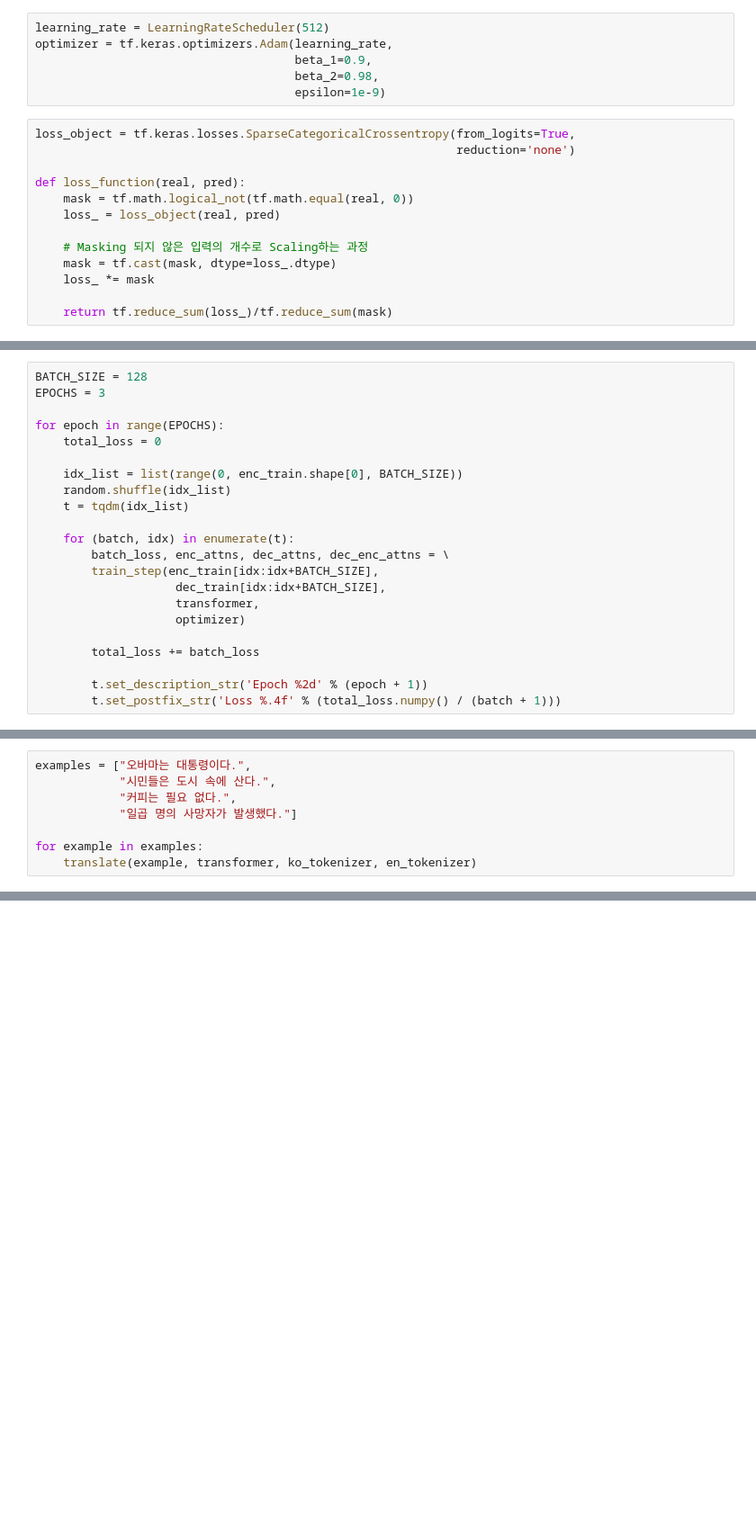
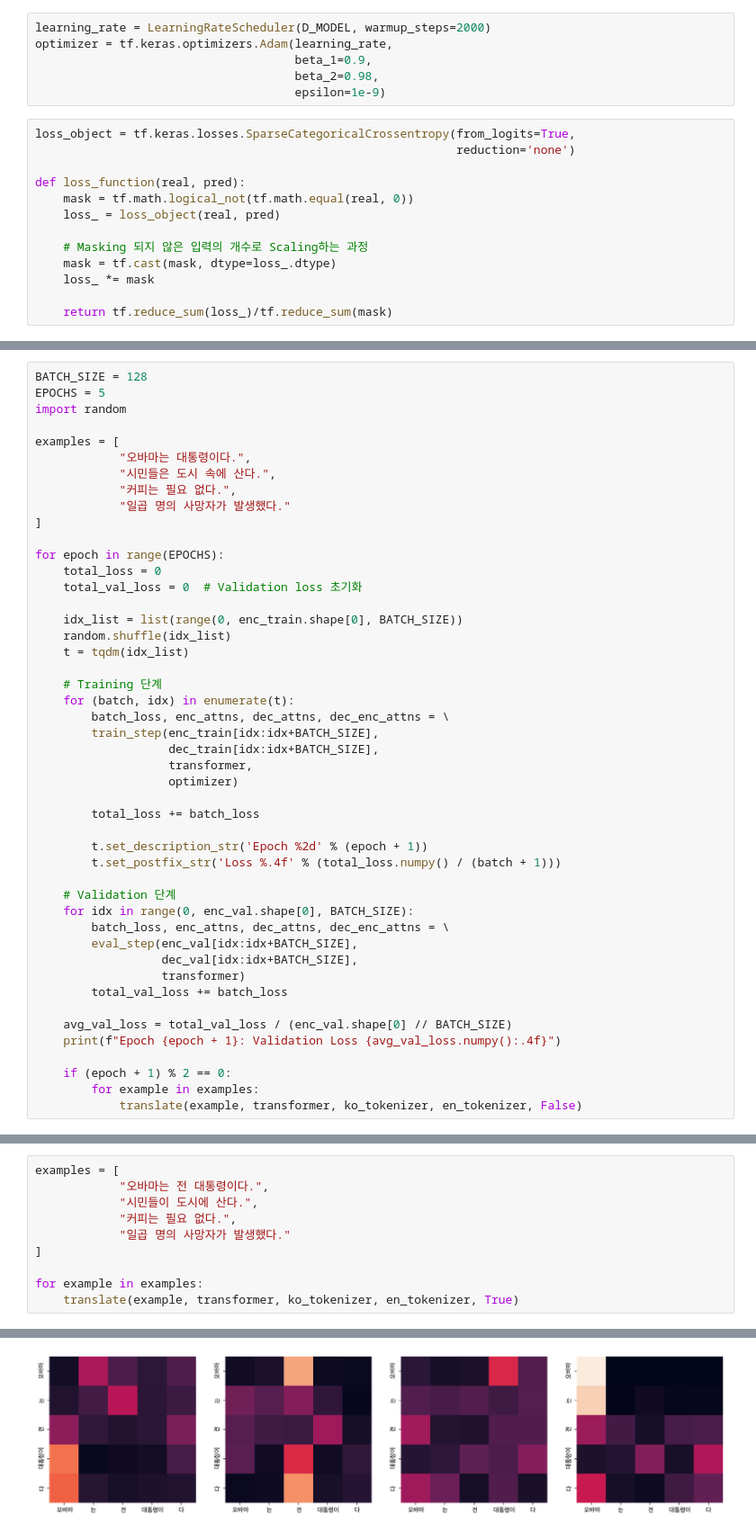
Before and after one commit to Sanghoney96/Aiffel_quest_rs, a Jupyter notebook: GoingDeeper/Quest05/transformer_nmt.ipynb, the cells around one changed output, grey strips where cells are left out. Shown at 90% size. Saved outputs shown, nothing was run; the diff lists cells and outputs as text; blank space fills up the shorter version.

```diff
--- a/GoingDeeper/Quest05/transformer_nmt.ipynb
+++ b/GoingDeeper/Quest05/transformer_nmt.ipynb
@@ -542,7 +523,7 @@ class LearningRateScheduler(tf.keras.optimizers.schedules.LearningRateSchedule):
 
         return (self.d_model ** -0.5) * tf.math.minimum(arg1, arg2)
 # %%
-learning_rate = LearningRateScheduler(512)
+learning_rate = LearningRateScheduler(D_MODEL, warmup_steps=2000)
 optimizer = tf.keras.optimizers.Adam(learning_rate,
                                      beta_1=0.9,
                                      beta_2=0.98,
@@ -583,22 +658,47 @@ def train_step(src, tgt, model, optimizer):
 # %%
 BATCH_SIZE = 128
-EPOCHS = 3
+EPOCHS = 5
+import random
+
+examples = [
+            "오바마는 대통령이다.",
+            "시민들은 도시 속에 산다.",
+            "커피는 필요 없다.",
+            "일곱 명의 사망자가 발생했다."
+]
 
 for epoch in range(EPOCHS):
     total_loss = 0
+    total_val_loss = 0  # Validation loss 초기화
 
     idx_list = list(range(0, enc_train.shape[0], BATCH_SIZE))
     random.shuffle(idx_list)
     t = tqdm(idx_list)
 
+    # Training 단계
     for (batch, idx) in enumerate(t):
         batch_loss, enc_attns, dec_attns, dec_enc_attns = \
         train_step(enc_train[idx:idx+BATCH_SIZE],
-                    dec_train[idx:idx+BATCH_SIZE],
-                    transformer,
-                    optimizer)
+                   dec_train[idx:idx+BATCH_SIZE],
+                   transformer,
+                   optimizer)
 
         total_loss += batch_loss
 
         t.set_description_str('Epoch %2d' % (epoch + 1))
         t.set_postfix_str('Loss %.4f' % (total_loss.numpy() / (batch + 1)))
+
+    # Validation 단계
+    for idx in range(0, enc_val.shape[0], BATCH_SIZE):
+        batch_loss, enc_attns, dec_attns, dec_enc_attns = \
+        eval_step(enc_val[idx:idx+BATCH_SIZE],
+                  dec_val[idx:idx+BATCH_SIZE],
+                  transformer)
+        total_val_loss += batch_loss
+
+    avg_val_loss = total_val_loss / (enc_val.shape[0] // BATCH_SIZE)
+    print(f"Epoch {epoch + 1}: Validation Loss {avg_val_loss.numpy():.4f}")
+
+    if (epoch + 1) % 2 == 0:
+        for example in examples:
+            translate(example, transformer, ko_tokenizer, en_tokenizer, False)
@@ -678,9 +727,11 @@ def translate(sentence, model, src_tokenizer, tgt_tokenizer, plot_attention=Fals
 # %%
-examples = ["오바마는 대통령이다.",
-            "시민들은 도시 속에 산다.",
+examples = [
+            "오바마는 전 대통령이다.",
+            "시민들이 도시에 산다.",
             "커피는 필요 없다.",
-            "일곱 명의 사망자가 발생했다."]
+            "일곱 명의 사망자가 발생했다."
+]
 
 for example in examples:
-    translate(example, transformer, ko_tokenizer, en_tokenizer)
+    translate(example, transformer, ko_tokenizer, en_tokenizer, True)
 # %% [output]
@@ -687,0 +741 @@ InvalidArgumentError: In[0] mismatch In[1] shape: 50 vs. 1: [1,8,1,50] [1,8,1,64
+[figure, added]
```
Also changed, not shown: parts of 26 cells of this notebook, 6 other files.
